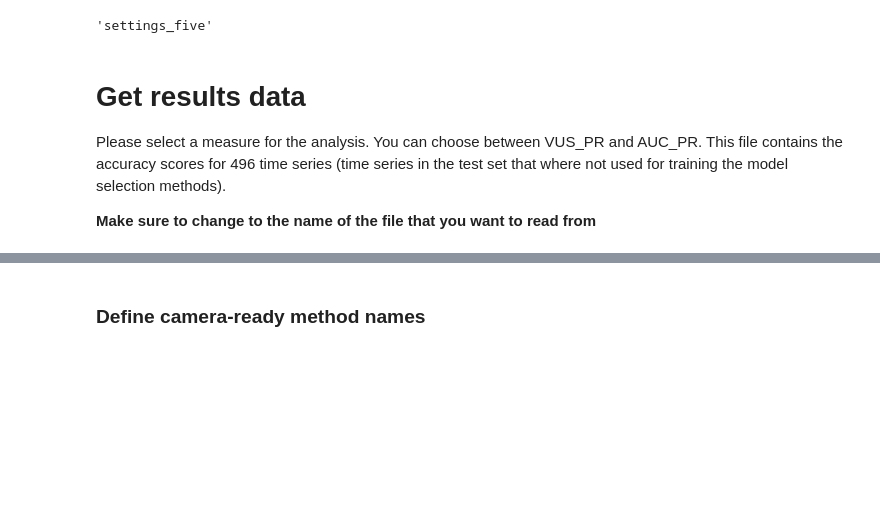
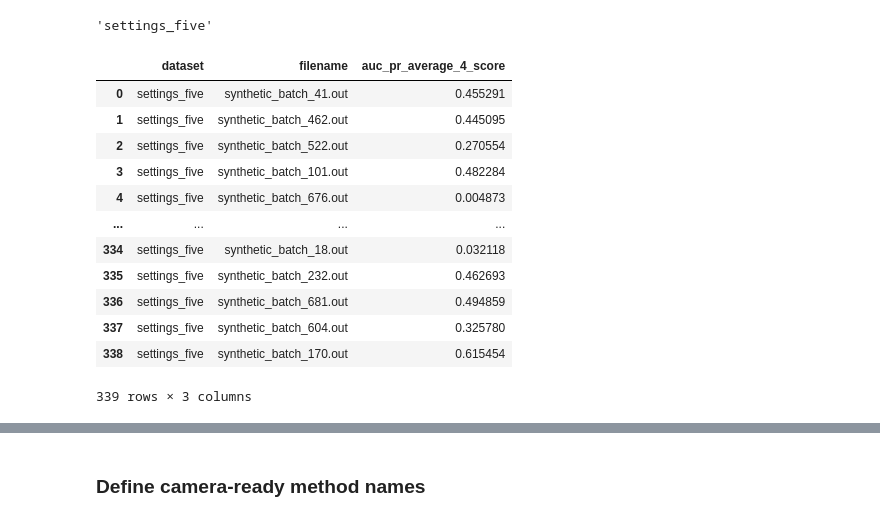
Before and after one commit to doanthihoaithu/MSAD, a Jupyter notebook: experiments/accuracy_analysis/accuracy_evaluation_mts.ipynb, the cells around one changed output, grey strips where cells are left out. Drawn from its saved outputs; the diff is of its cells as text; code cells hidden in the pictures; blank space fills up the shorter version.

```diff
--- a/experiments/accuracy_analysis/accuracy_evaluation_mts.ipynb
+++ b/experiments/accuracy_analysis/accuracy_evaluation_mts.ipynb
@@ -37,9 +37,26 @@ current_dataset = config.mts_running_dataset
 current_dataset
 # %% [output]
 'settings_five'
-# %% [markdown]
-# Get results data
-
-Please select a measure for the analysis. You can choose between VUS_PR and AUC_PR. This file contains the accuracy scores for 496 time series (time series in the test set that where not used for training the model selection methods).
-
-**Make sure to change to the name of the file that you want to read from**
+# %%
+df_average = pd.read_csv('/Users/macbook/PycharmProjects/MuMSAD_interpretability/3-MSAD/experiments/test_combine_detectors/convnet_16/synthetic_average_4.csv', index_col=0)
+df_average.reset_index(inplace=True)
+df_average['dataset'] = df_average['index'].str.split('/', expand=True)[0]
+df_average['filename'] = df_average['index'].str.split('/', expand=True)[1]
+# df_average.set_index(['dataset', 'filename'], inplace=True)
+df_average['auc_pr_average_4_score'] = df_average['auc_pr_average_4']
+df_average = df_average[['dataset', 'filename', 'auc_pr_average_4_score']]
+df_average
+# %% [output]
+|  | dataset | filename | auc_pr_average_4_score |
+| 0 | settings_five | synthetic_batch_41.out | 0.455291 |
+| 1 | settings_five | synthetic_batch_462.out | 0.445095 |
+| 2 | settings_five | synthetic_batch_522.out | 0.270554 |
+| 3 | settings_five | synthetic_batch_101.out | 0.482284 |
+| 4 | settings_five | synthetic_batch_676.out | 0.004873 |
+| ... | ... | ... | ... |
+| 334 | settings_five | synthetic_batch_18.out | 0.032118 |
+| 335 | settings_five | synthetic_batch_232.out | 0.462693 |
+| 336 | settings_five | synthetic_batch_681.out | 0.494859 |
+| 337 | settings_five | synthetic_batch_604.out | 0.325780 |
+| 338 | settings_five | synthetic_batch_170.out | 0.615454 |
+339 rows × 3 columns
```
Also changed, not shown: parts of 7 cells of this notebook, 15 other files.
